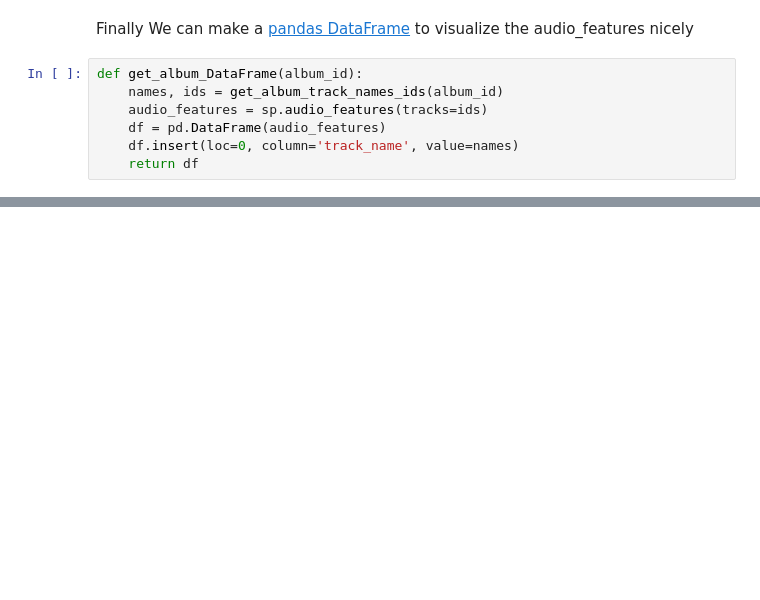
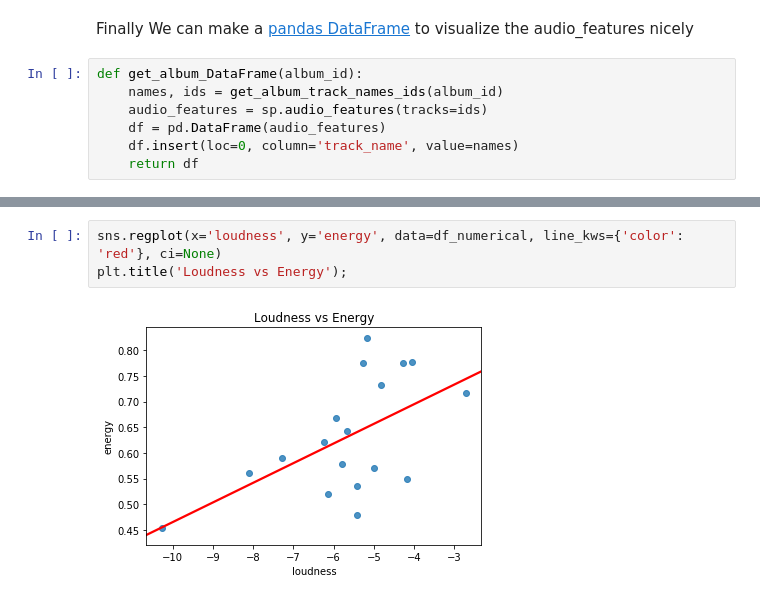
Before and after one commit to eytanohana/Intro-to-Spotify-API, a Jupyter notebook: audio features.ipynb, the cells around one changed output, grey strips where cells are left out. Drawn from its saved outputs; the diff is of its cells as text; blank space fills up the shorter version.

```diff
--- a/audio features.ipynb
+++ b/audio features.ipynb
@@ -121,0 +174,5 @@ df
+# %%
+sns.regplot(x='loudness', y='energy', data=df_numerical, line_kws={'color': 'red'}, ci=None)
+plt.title('Loudness vs Energy');
+# %% [output]
+[figure, added]
```
Also changed, not shown: parts of 12 cells of this notebook.
